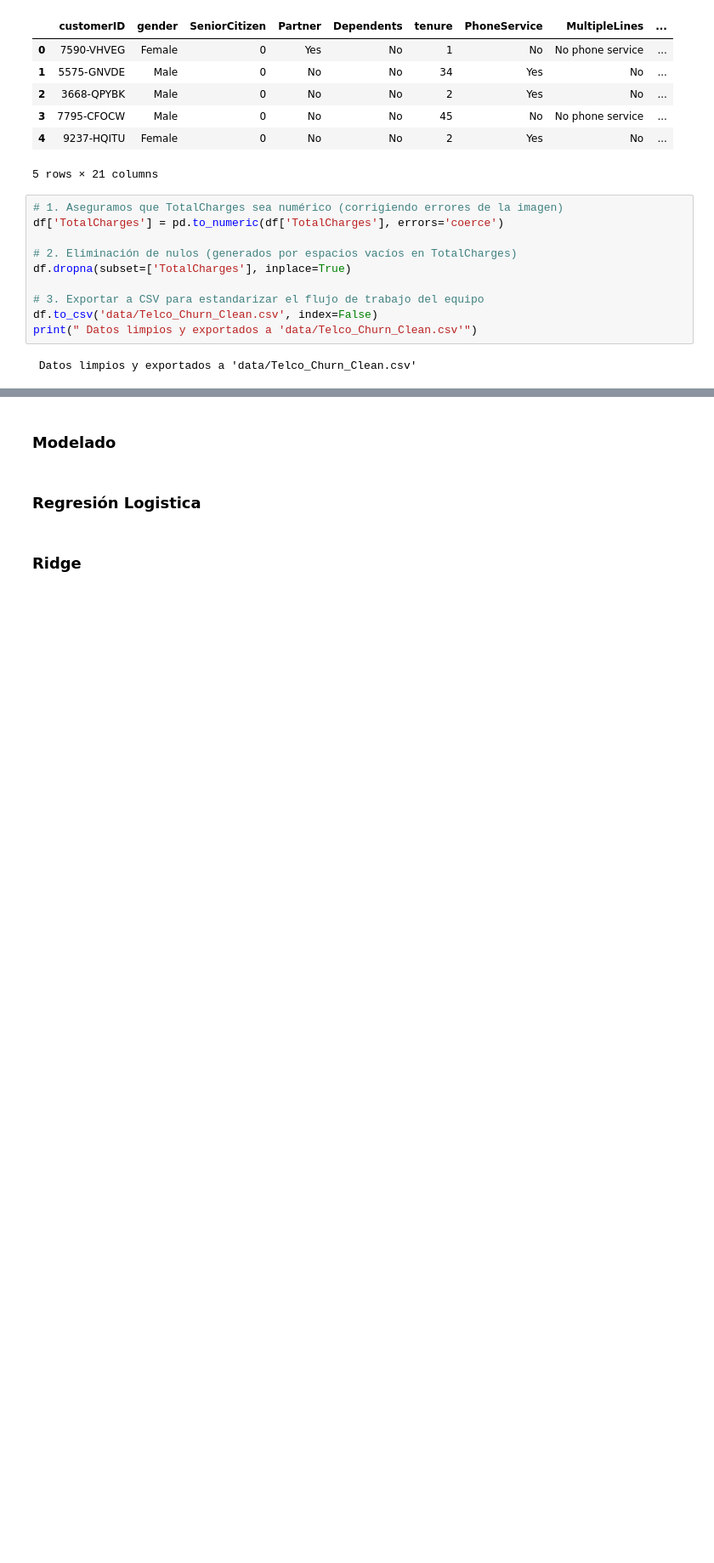
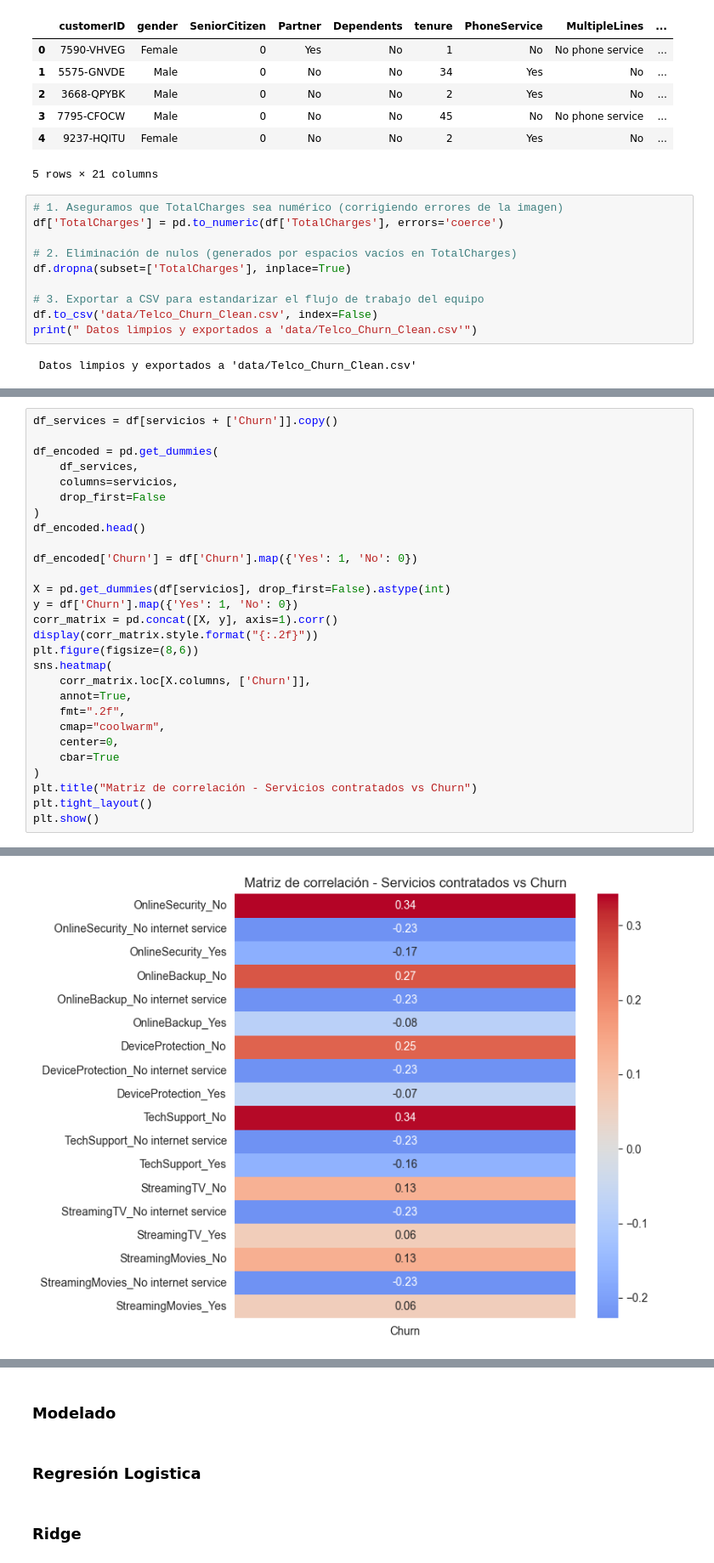
Before and after one commit to somexav/ciencia_datos_m2_practica4, a Jupyter notebook: CDD_G33_M2_P4_Equipo_9.ipynb, the cells around one changed output, grey strips where cells are left out. Shown at 85% size. Drawn from its saved outputs; the diff is of its cells as text; blank space fills up the shorter version.

```diff
--- a/CDD_G33_M2_P4_Equipo_9.ipynb
+++ b/CDD_G33_M2_P4_Equipo_9.ipynb
@@ -153,0 +290,29 @@ plt.show()
+# %%
+df_services = df[servicios + ['Churn']].copy()
+
+df_encoded = pd.get_dummies(
+    df_services,
+    columns=servicios,
+    drop_first=False
+)
+df_encoded.head()
+
+df_encoded['Churn'] = df['Churn'].map({'Yes': 1, 'No': 0})
+
+X = pd.get_dummies(df[servicios], drop_first=False).astype(int)
+y = df['Churn'].map({'Yes': 1, 'No': 0})
+corr_matrix = pd.concat([X, y], axis=1).corr()
+display(corr_matrix.style.format("{:.2f}"))
+plt.figure(figsize=(8,6))
+sns.heatmap(
+    corr_matrix.loc[X.columns, ['Churn']],
+    annot=True,
+    fmt=".2f",
+    cmap="coolwarm",
+    center=0,
+    cbar=True
+)
+plt.title("Matriz de correlación - Servicios contratados vs Churn")
+plt.tight_layout()
+plt.show()
+# %% [output]
@@ -153,0 +336 @@ plt.show()
+[figure, added]
```
Also changed, not shown: parts of 18 cells of this notebook.
